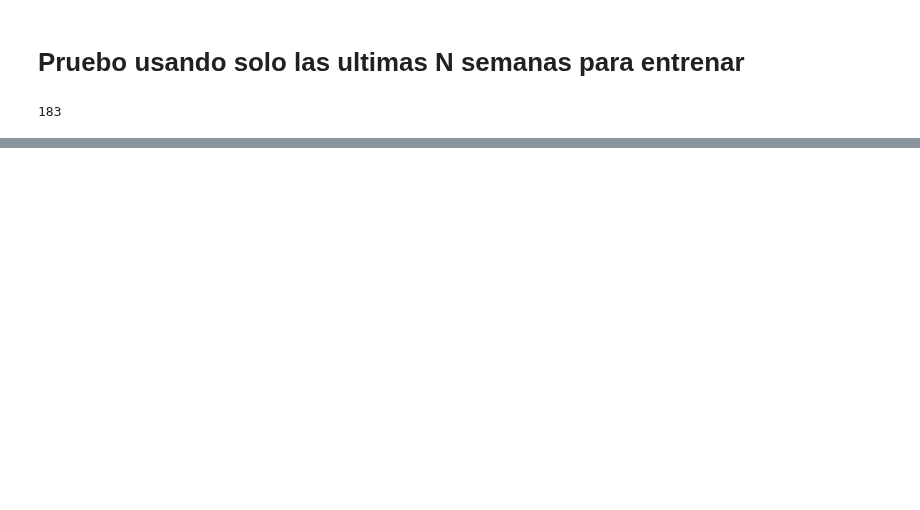
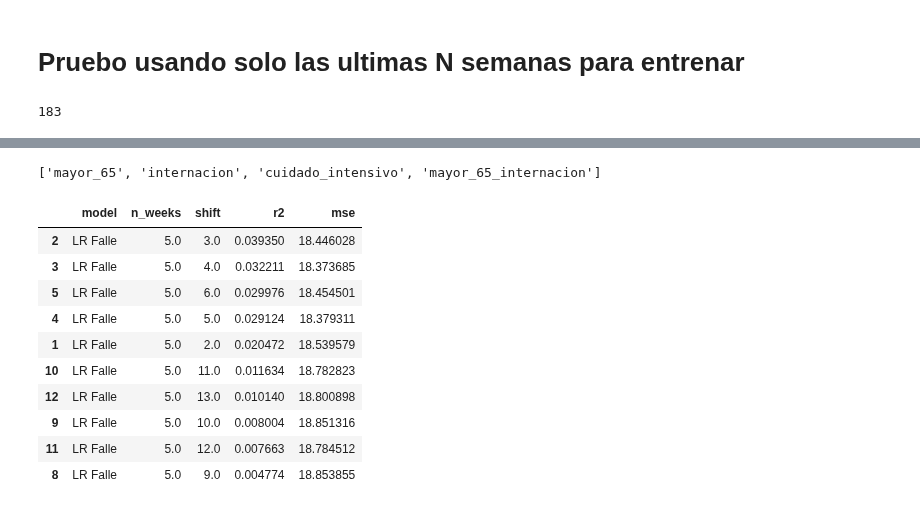
Before and after one commit to tomiambro/clusterai2020_grupo1, a Jupyter notebook: modelos_tomi.ipynb, the cells around one changed output, grey strips where cells are left out. Drawn from its saved outputs; the diff is of its cells as text; code cells hidden in the pictures; blank space fills up the shorter version.

```diff
--- a/modelos_tomi.ipynb
+++ b/modelos_tomi.ipynb
@@ -409,0 +400,5 @@ res_weeks.sort_values(['r2', 'n_weeks'], ascending=False)
+# %%
+df_falle = df.copy()
+df_falle['shift'] = df.fallecidos.shift(1, fill_value=0)
+df_falle = df_falle[['fallecidos', 'shift']]
+df_falle.tail(10)
@@ -409,0 +417,7 @@ res_weeks.sort_values(['r2', 'n_weeks'], ascending=False)
+# %%
+df_aux = df.reset_index()
+df_aux.drop('index', axis=1, inplace=True)
+# %%
+cols
+# %% [output]
+['mayor_65', 'internacion', 'cuidado_intensivo', 'mayor_65_internacion']
@@ -410,3 +427,56 @@ res_weeks.sort_values(['r2', 'n_weeks'], ascending=False)
+# %%
+res_falle = pd.DataFrame({'model':[], 'n_weeks':[], 'shift':[], 'r2':[], 'mse':[]})
+# %%
+n_weeks = 6
+start = 0
+middle = 7 * n_weeks - 1
+end = 7 * n_weeks + 7 - 1
+# %%
+r2 = np.array([])
+mse = np.array([])
+models = {'LR': LinearRegression(n_jobs=5)} #'KNR': KNeighborsRegressor(n_jobs=5), 'SVR': SVR()}
+
+for i in range(1, 32, 1):
+
+    df_falle = df_aux.copy()
+    df_falle['shift'] = df_aux.fallecidos.shift(i, fill_value=0)
+    df_falle = df_falle[['shift', *cols]]
+
+    for name, m in models.items():  # Para cada modelo en la lista de modelos correr lo siguiente
+
+        for delta in range(0, df_falle.shape[0] - n_weeks * 7, 1):
+            # Armo una ventana de n_weeks de ancho que uso para entrenar los modelos
+            # Esa ventana se va corriendo de a un dia a la vez
+
+            xtrain = df_falle.loc[delta:middle + delta].drop(['fallecidos'], axis = 1)
+            ytrain = df_falle.loc[delta:middle + delta, 'fallecidos']
+
+            xtest = df_falle.loc[middle + delta:end + delta].drop(['fallecidos'], axis = 1)
+            ytest = df_falle.loc[middle + delta:end + delta, 'fallecidos']
+
+
+            aux_r2, aux_mse = get_r2(xtrain, xtest, ytrain, ytest, m)
+
+            # Una vez que entrene el modelo con esas entradas y calcule sus metricas las guardo en un array
+            r2 = np.append(r2, aux_r2)
+            mse = np.append(mse, aux_mse)
+
+        # Evaluo que tan bien hizo cada modelo a lo largo de las semanas calculando la media de las metricas obtenidas
+        res_falle = res_falle.append({'model':f'{name} Falle', 'r2':r2.mean(), 'shift':i, 'mse': mse.mean(), 'n_weeks': n_weeks}, ignore_index=True)
+
+res_falle.sort_values('r2', ascending=False).head(10)
+# %% [output]
+|  | model | n_weeks | shift | r2 | mse |
+| 2 | LR Falle | 5.0 | 3.0 | 0.039350 | 18.446028 |
+| 3 | LR Falle | 5.0 | 4.0 | 0.032211 | 18.373685 |
+| 5 | LR Falle | 5.0 | 6.0 | 0.029976 | 18.454501 |
+| 4 | LR Falle | 5.0 | 5.0 | 0.029124 | 18.379311 |
+| 1 | LR Falle | 5.0 | 2.0 | 0.020472 | 18.539579 |
+| 10 | LR Falle | 5.0 | 11.0 | 0.011634 | 18.782823 |
+| 12 | LR Falle | 5.0 | 13.0 | 0.010140 | 18.800898 |
+| 9 | LR Falle | 5.0 | 10.0 | 0.008004 | 18.851316 |
+| 11 | LR Falle | 5.0 | 12.0 | 0.007663 | 18.784512 |
+| 8 | LR Falle | 5.0 | 9.0 | 0.004774 | 18.853855 |
 # %%
 # Pruebas
 
```
Also changed, not shown: parts of 25 cells of this notebook, 1 other file.
